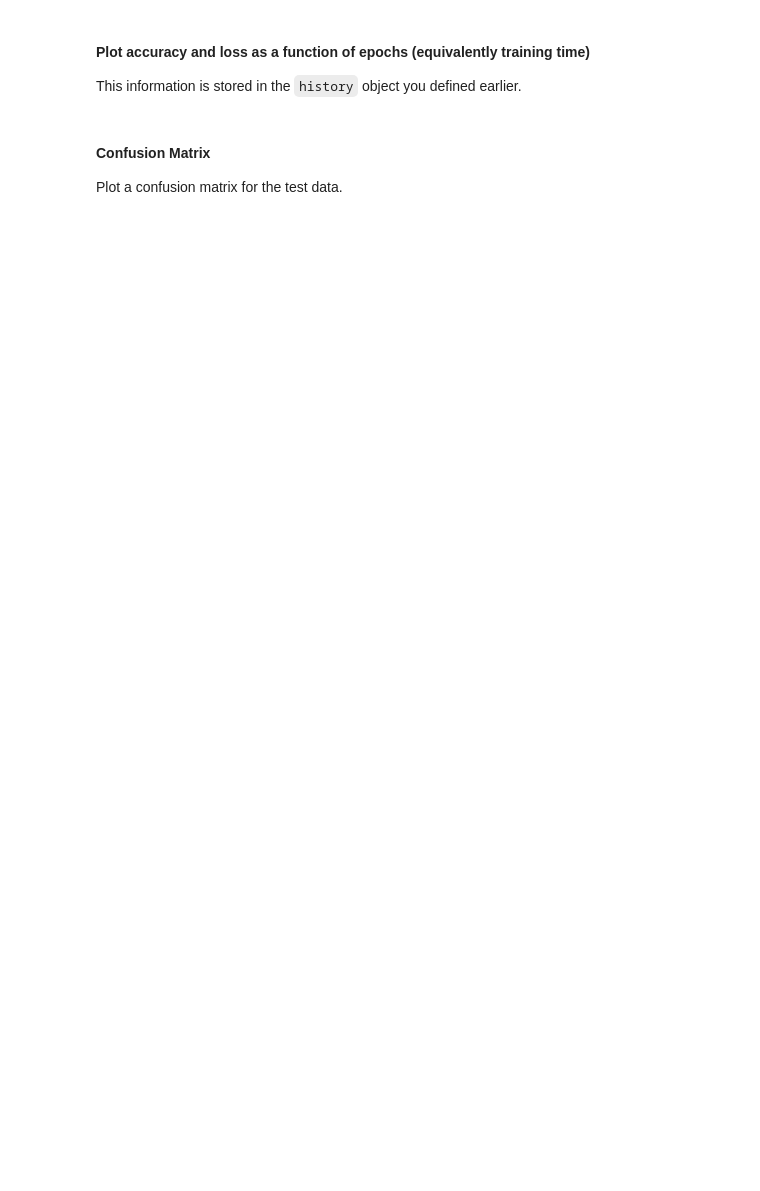
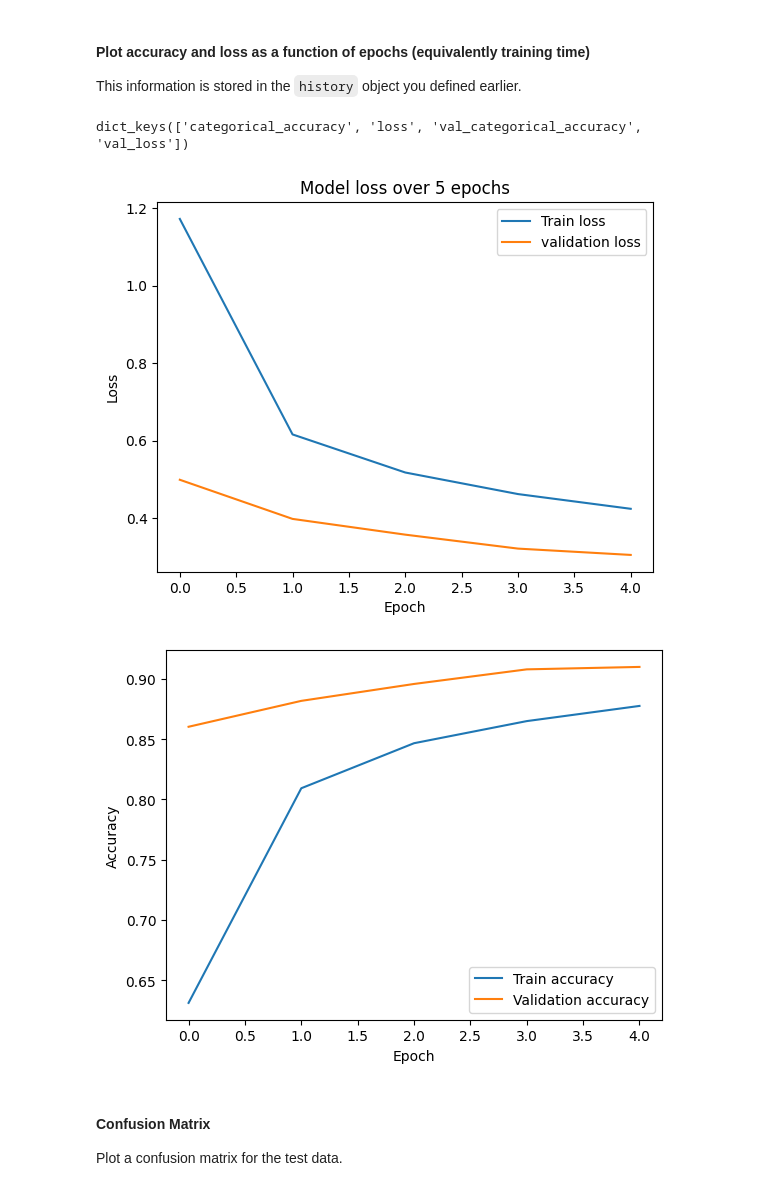
Before and after one commit to ASTR154/neural-networks, a Jupyter notebook: neural-networks.ipynb, the cells around one changed output. Cells and saved outputs as stored; diff of their text form; code cells hidden in the pictures; blank space fills up the shorter version.

```diff
--- a/neural-networks.ipynb
+++ b/neural-networks.ipynb
@@ -96,14 +124,12 @@ Select three key options
 1.   **optimizer**: the method for optimizing the weights. "Stochastic Gradient Descent (SGD)" is the canonical method.
 2.   **loss** function: the form of the function to encode the difference between the data's true label and the predict label.
 3.   **metric**: the function by which the model is evaluated.
-# %%
-model.compile(  # complete
+# %%
+model.compile(optimizer= keras.optimizers.SGD(),
+                loss = keras.losses.CategoricalCrossentropy(from_logits=True),
+                metrics = [keras.metrics.CategoricalAccuracy()])  # complete)
 # %% [markdown]
 ### Fit (read: Train) the model
 Use 5 epochs (batches) of 32 images and a validation split of 80%.
-# %%
-history = model.fit(
-# complete
-# complete
-# complete
-# complete
+# %%
+history = model.fit(x_train, y_train, epochs=5, batch_size=32, validation_split=0.8)
@@ -138,3 +173,24 @@ This information is stored in the `history` object you defined earlier.
+# %%
+#print(history.history.keys())  # complete
+
+plt.plot(history.history['loss'], label= 'Train loss')
+plt.plot(history.history['val_loss'], label= 'validation loss')
+plt.title('Model loss over 5 epochs')
+plt.ylabel('Loss')
+plt.xlabel('Epoch')
+plt.legend()
+plt.show()
+
+plt.plot(history.history['categorical_accuracy'], label= 'Train accuracy')
+plt.plot(history.history['val_categorical_accuracy'], label= 'Validation accuracy')
+plt.ylabel('Accuracy')
+plt.xlabel('Epoch')
+plt.legend()
+plt.show()
+# %% [output]
+dict_keys(['categorical_accuracy', 'loss', 'val_categorical_accuracy', 'val_loss'])
+[figure, added]
+[figure, added]
 # %% [markdown]
 #### Confusion Matrix
 Plot a confusion matrix for the test data.
```
Also changed, not shown: parts of 12 cells of this notebook.
